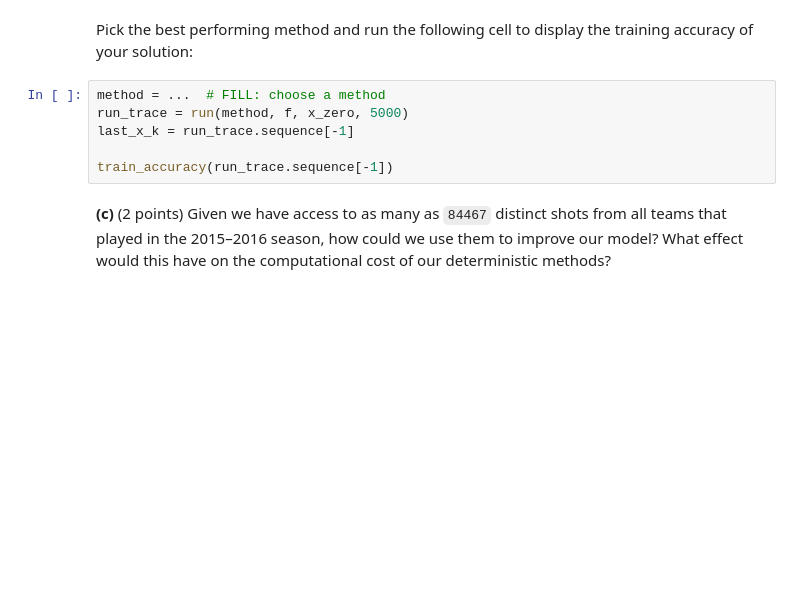
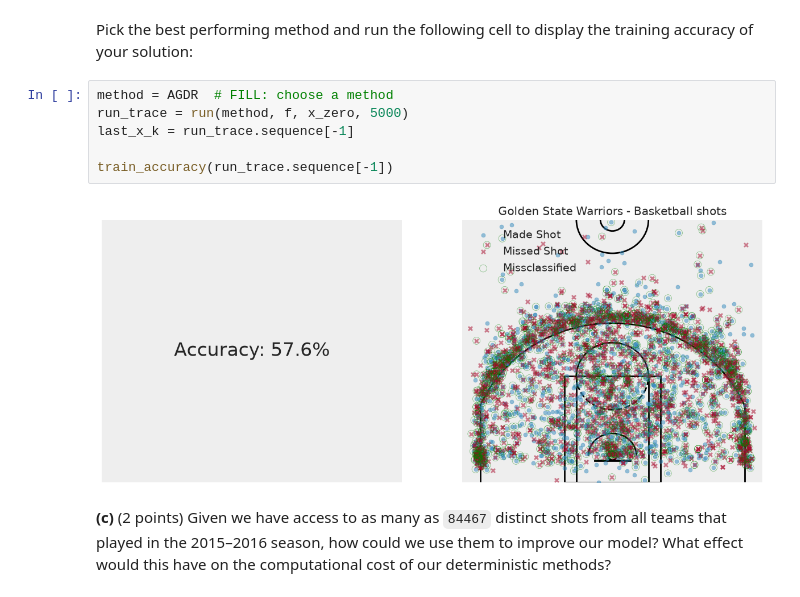
Before and after one commit to fracassa/Math-of-Data_EE-556, a Jupyter notebook: students/Part 2 - First order methods.ipynb, the cells around one changed output. Cells and saved outputs as stored; diff of their text form; blank space fills up the shorter version.

Commit message:
last graph

```diff
--- a/students/Part 2 - First order methods.ipynb
+++ b/students/Part 2 - First order methods.ipynb
@@ -748,11 +750,13 @@ plot(methods, f, x_zero, max_iteration=5000, palette="tab20")
 # %% [markdown]
 Pick the best performing method and run the following cell to display the training accuracy of your solution:
 # %%
-method = ...  # FILL: choose a method
+method = AGDR  # FILL: choose a method
 run_trace = run(method, f, x_zero, 5000)
 last_x_k = run_trace.sequence[-1]
 
 train_accuracy(run_trace.sequence[-1])
+# %% [output]
+[figure, added]
 # %% [markdown]
 **(c)** (2 points) Given we have access to as many as `84467` distinct shots from all teams that played in the 2015–2016 season, how could we use them to improve our model? What effect would this have on the computational cost of our deterministic methods?
 # %% [markdown]
```
Also changed, not shown: parts of 1 cell of this notebook.
